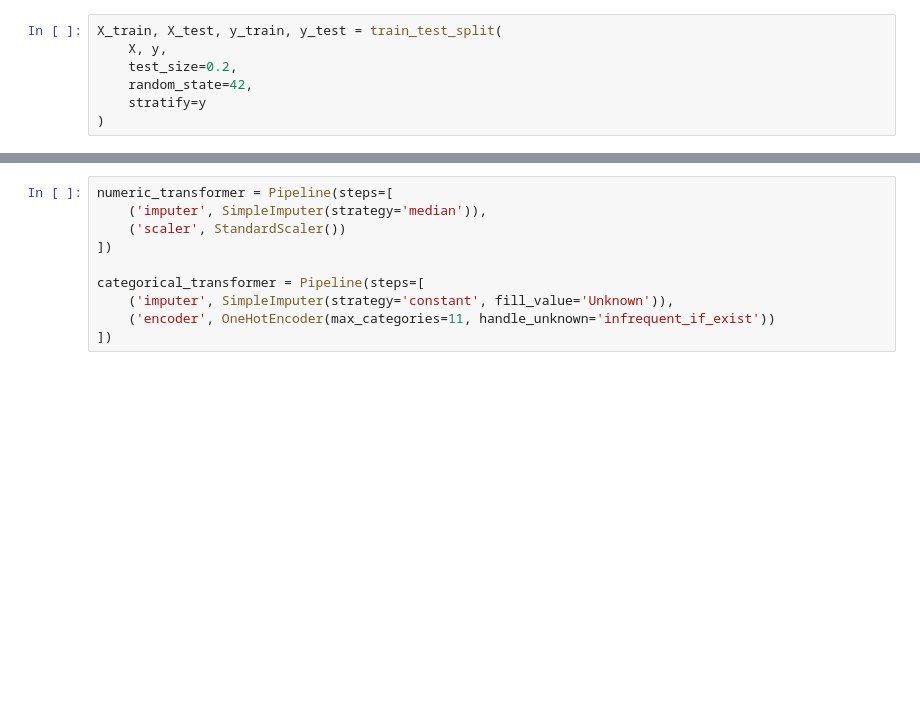
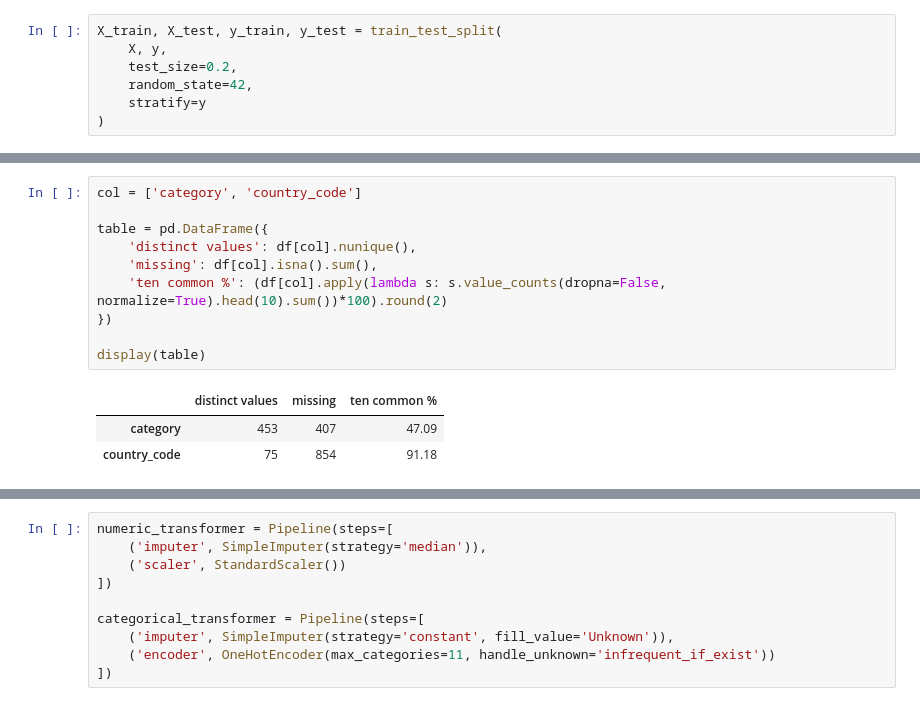
Before and after one commit to toextoe/pipeline_drill, a Jupyter notebook: pipeline_drill.ipynb, the cells around one changed output, grey strips where cells are left out. Cells and saved outputs as stored; diff of their text form; blank space fills up the shorter version.

```diff
--- a/pipeline_drill.ipynb
+++ b/pipeline_drill.ipynb
@@ -134 +254,15 @@ print(f"{'Median:':<7}{df['funding_total_usd'].median():>10,.0f}")
+# %%
+col = ['category', 'country_code']
+
+table = pd.DataFrame({
+    'distinct values': df[col].nunique(),
+    'missing': df[col].isna().sum(),
+    'ten common %': (df[col].apply(lambda s: s.value_counts(dropna=False, normalize=True).head(10).sum())*100).round(2)
+})
+
+display(table)
+# %% [output]
+|  | distinct values | missing | ten common % |
+| category | 453 | 407 | 47.09 |
+| country_code | 75 | 854 | 91.18 |
 # %% [markdown]
```
Also changed, not shown: parts of 19 cells of this notebook.
